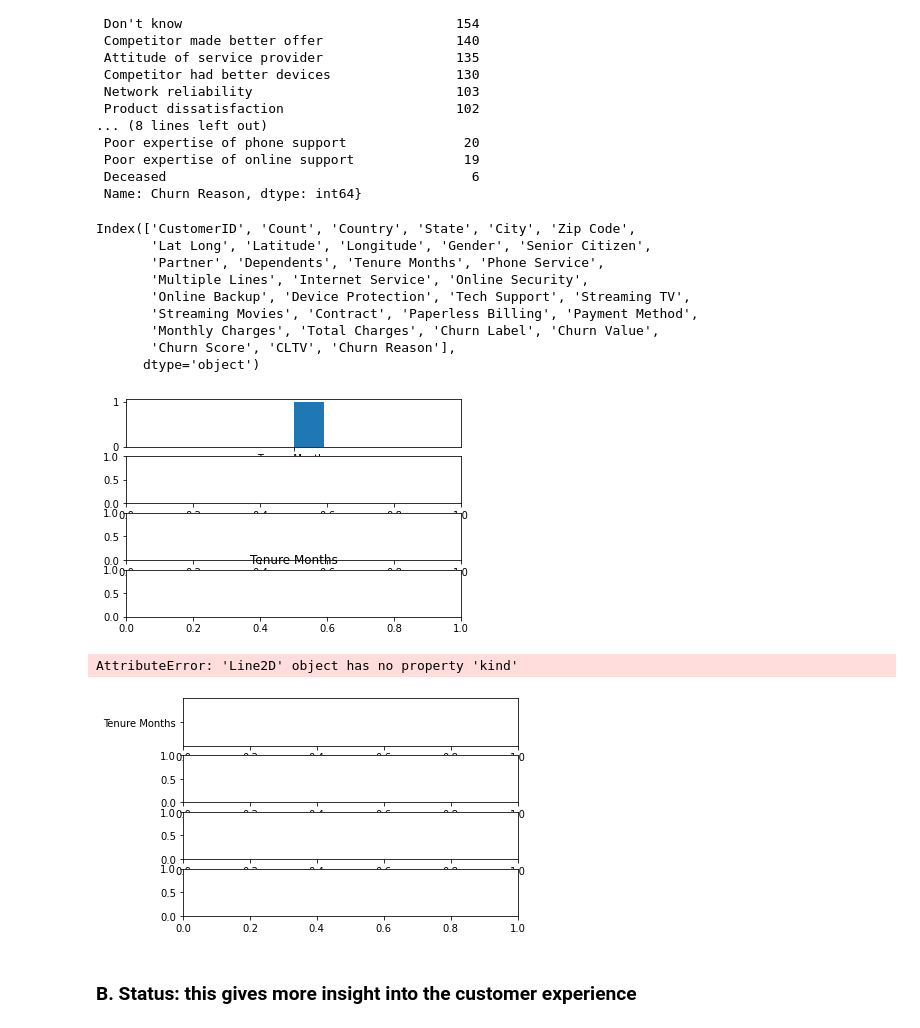
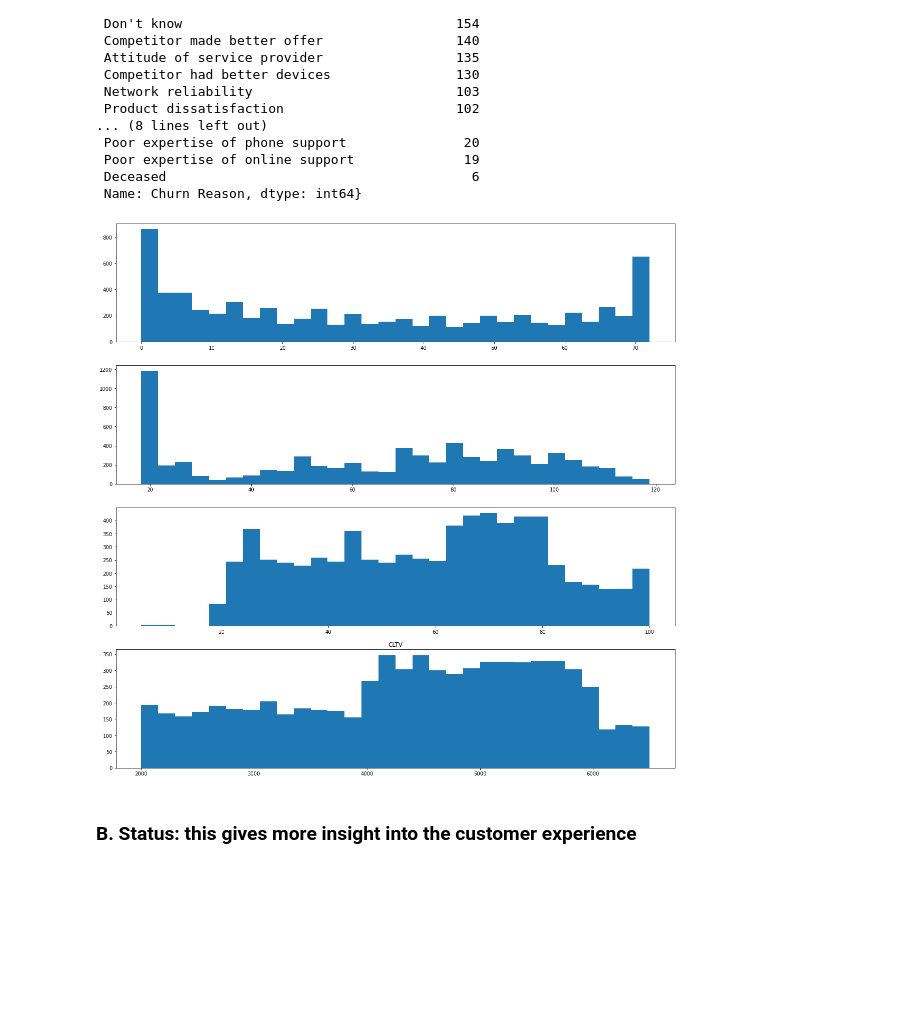
Before and after one commit to Khalif81/TelcoChurn, a Jupyter notebook: Telco_Churn_Data_Wrangling.ipynb, the cells around one changed output. Saved outputs shown, nothing was run; the diff lists cells and outputs as text; code cells hidden in the pictures; blank space fills up the shorter version.

Commit message:
completed initial data wrangling; included proper data folder

```diff
--- a/Telco_Churn_Data_Wrangling.ipynb
+++ b/Telco_Churn_Data_Wrangling.ipynb
@@ -15,7 +15,7 @@ import seaborn as sns
 # %% [markdown]
 ### A. Churn: this is the main, consolidated dataset
 # %%
-file = 'Dataset1/Telco_customer_churn.xlsxa'
+file = 'Dataset1/Telco_customer_churn.xlsx'
 sheet = 'Telco_Churn'
 
 churn = pd.read_excel(file, sheet)
@@ -116,0 +113,12 @@ demog_cols = ['Gender'. 'Senior Citizen', 'Partner', 'Dependents']
+# %%
+demog_cols = ['Gender', 'Senior Citizen', 'Partner', 'Dependents']
+
+k_cols = demog_cols
+
+val_cnts ={}
+
+for k in range(len(k_cols)):
+    val_cnts[k_cols[k]] = churn[k_cols[k]].value_counts()
+
+
+val_cnts
@@ -175,36 +196,17 @@ val_cnts
  Poor expertise of online support              19
  Deceased                                       6
  Name: Churn Reason, dtype: int64}
-# %%
-churn.columns
-# %% [output]
-Index(['CustomerID', 'Count', 'Country', 'State', 'City', 'Zip Code',
-       'Lat Long', 'Latitude', 'Longitude', 'Gender', 'Senior Citizen',
-       'Partner', 'Dependents', 'Tenure Months', 'Phone Service',
-       'Multiple Lines', 'Internet Service', 'Online Security',
-       'Online Backup', 'Device Protection', 'Tech Support', 'Streaming TV',
-       'Streaming Movies', 'Contract', 'Paperless Billing', 'Payment Method',
-       'Monthly Charges', 'Total Charges', 'Churn Label', 'Churn Value',
-       'Churn Score', 'CLTV', 'Churn Reason'],
-      dtype='object')
 # %%
 hist_cols = ['Tenure Months','Monthly Charges', 'Churn Score', 'CLTV']
 
-
-fig, axs = plt.subplots(len(hist_cols))
+figsize
+fig, axs = plt.subplots(len(hist_cols), 1,figsize = (20, 5 * len(hist_cols)  )    )
 
 for k in hist_cols:
-    axs[hist_cols.index(k)].hist(k)
+    axs[hist_cols.index(k)].hist(churn[k], bins = 30)
     plt.title(k)
-    break
 # %% [output]
-[figure, old version]
+[figure, new version]
-# %%
-fig, axs = plt.subplots(len(hist_cols))
-axs[0].plot('Tenure Months' , kind = 'hist')
-# %% [output]
-AttributeError: 'Line2D' object has no property 'kind'
-[figure, removed]
 # %% [markdown]
 ### B. Status: this gives more insight into the customer experience
 # %%
```
Also changed, not shown: parts of 24 cells of this notebook, 6 other files.
